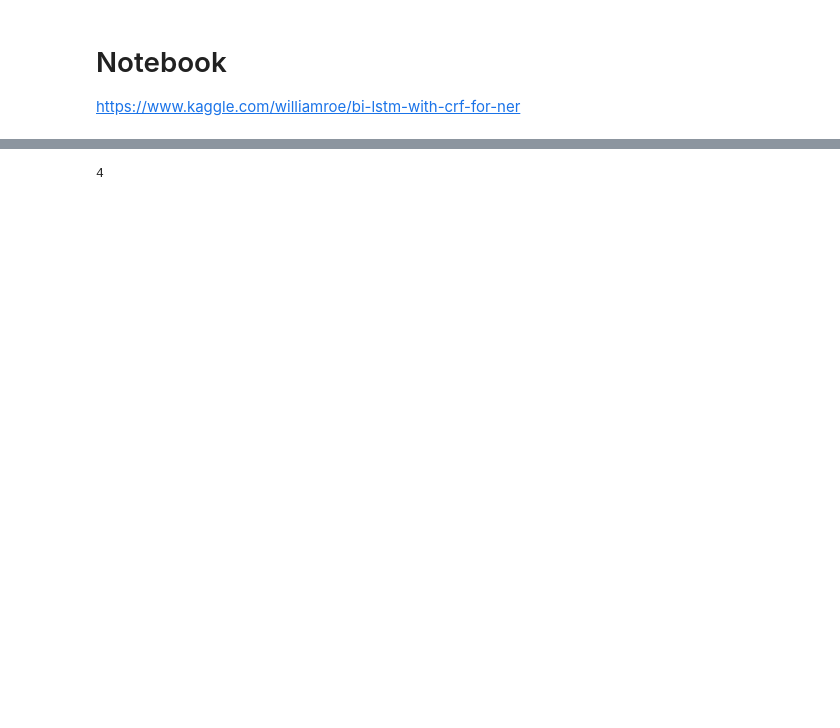
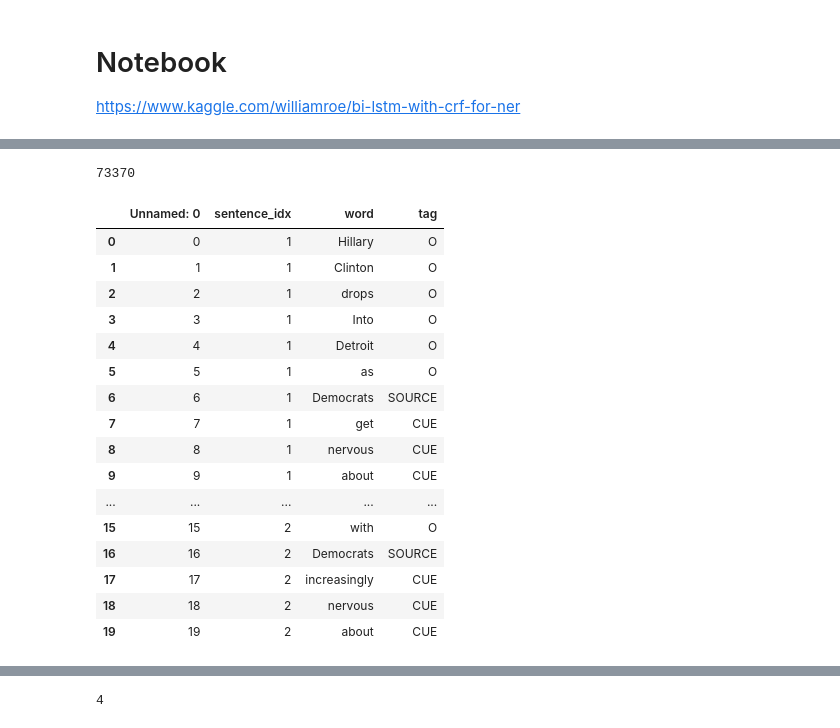
Before and after one commit to xixiwangvu2021/NLPtech_attribution_system, a Jupyter notebook: notebooks/PARC LSTM-CRF-Kaggle-LSTM-AWS.ipynb, the cells around one changed output, grey strips where cells are left out. Drawn from its saved outputs; the diff is of its cells as text; code cells hidden in the pictures; blank space fills up the shorter version.

```diff
--- a/notebooks/PARC LSTM-CRF-Kaggle-LSTM-AWS.ipynb
+++ b/notebooks/PARC LSTM-CRF-Kaggle-LSTM-AWS.ipynb
@@ -114,3 +88,25 @@ df.head(20)
+# %%
+print(len(df_test.index))
+df_test.head(20)
+# %% [output]
+73370
+|  | Unnamed: 0 | sentence_idx | word | tag |
+| 0 | 0 | 1 | Hillary | O |
+| 1 | 1 | 1 | Clinton | O |
+| 2 | 2 | 1 | drops | O |
+| 3 | 3 | 1 | Into | O |
+| 4 | 4 | 1 | Detroit | O |
+| 5 | 5 | 1 | as | O |
+| 6 | 6 | 1 | Democrats | SOURCE |
+| 7 | 7 | 1 | get | CUE |
+| 8 | 8 | 1 | nervous | CUE |
+| 9 | 9 | 1 | about | CUE |
+| ... | ... | ... | ... | ... |
+| 15 | 15 | 2 | with | O |
+| 16 | 16 | 2 | Democrats | SOURCE |
+| 17 | 17 | 2 | increasingly | CUE |
+| 18 | 18 | 2 | nervous | CUE |
+| 19 | 19 | 2 | about | CUE |
 # %%
 # import numpy as np
 # import pandas as pd
```
Also changed, not shown: parts of 47 cells of this notebook.
